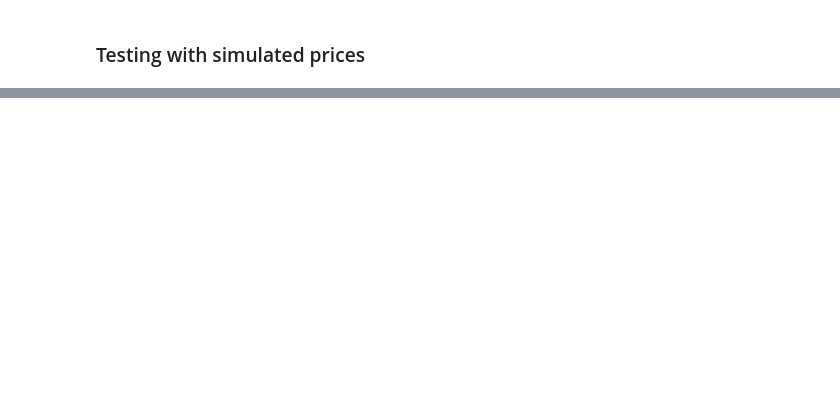
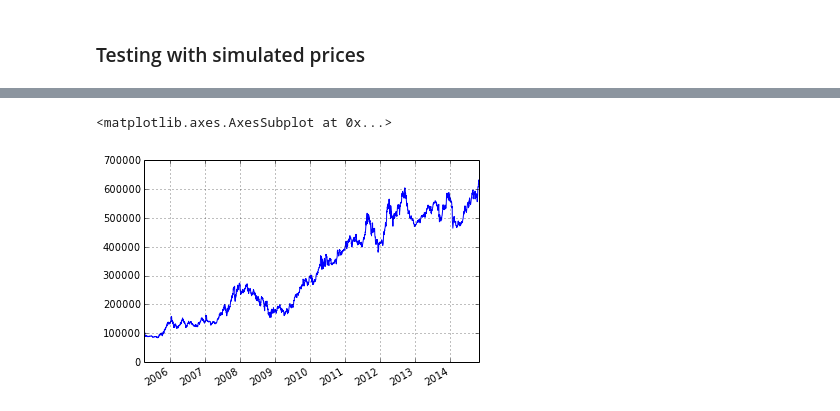
Before and after one commit to afcarl/notebooks-5, a Jupyter notebook: Kelly-and-Markowitz.ipynb, the cells around one changed output, grey strips where cells are left out. Saved outputs shown, nothing was run; the diff lists cells and outputs as text; code cells hidden in the pictures; blank space fills up the shorter version.

```diff
--- a/Kelly-and-Markowitz.ipynb
+++ b/Kelly-and-Markowitz.ipynb
@@ -301,0 +323,2 @@ IndexError: index 0 is out of bounds for axis 0 with size 0
+# %%
+results2 = algo.run(data)
@@ -301,0 +341,5 @@ IndexError: index 0 is out of bounds for axis 0 with size 0
+# %%
+results2.portfolio_value.plot()
+# %% [output]
+<matplotlib.axes.AxesSubplot at 0x...>
+[figure, added]
```
Also changed, not shown: parts of 9 cells of this notebook.
